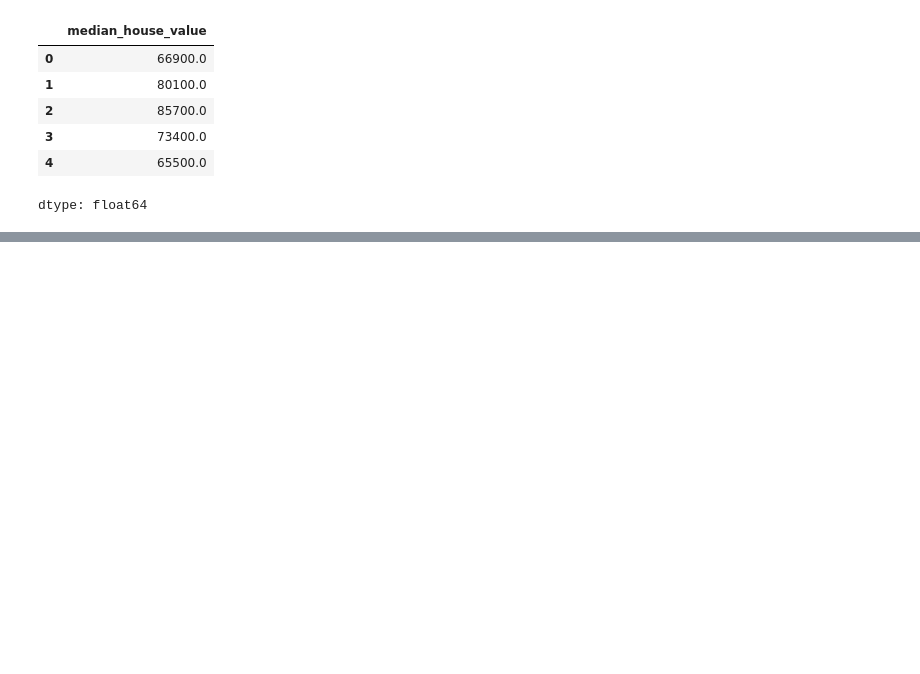
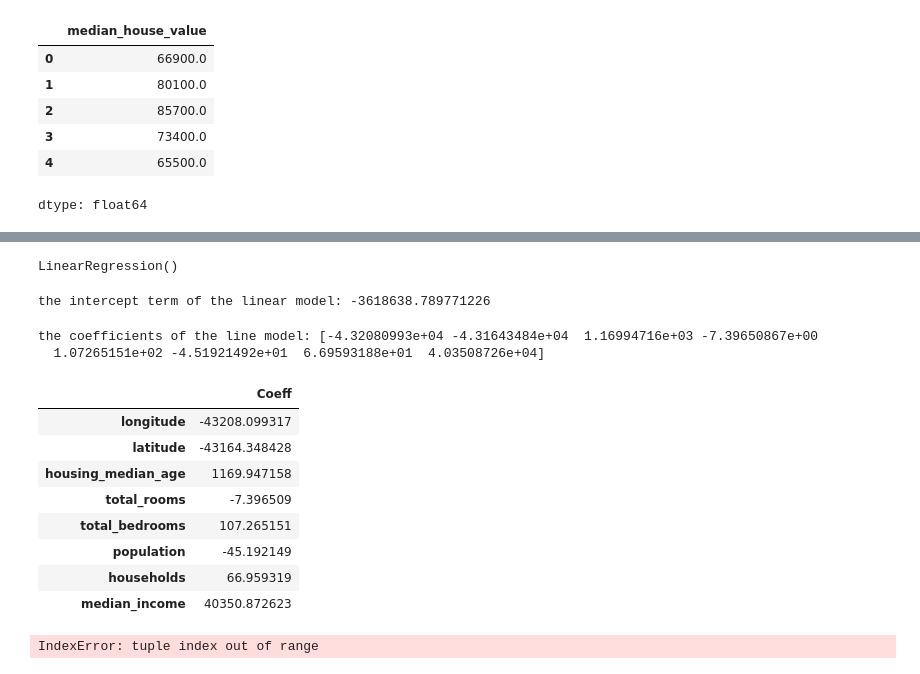
Before and after one commit to raghavripple/AIML---2025, a Jupyter notebook: Lab04.ipynb, the cells around one changed output, grey strips where cells are left out. Drawn from its saved outputs; the diff is of its cells as text; code cells hidden in the pictures; blank space fills up the shorter version.

```diff
--- a/Lab04.ipynb
+++ b/Lab04.ipynb
@@ -111,3 +111,5 @@ y.head()
 dtype: float64
 # %%
 from sklearn.model_selection import train_test_split
+# %%
+x_train , x_test , y_train , y_test = train_test_split(x,y,test_size=0.2, random_state=123)
@@ -113,0 +133,43 @@ from sklearn.model_selection import train_test_split
+# %%
+lm = LinearRegression()
+# %%
+lm.fit(x_train,y_train)
+# %% [output]
+LinearRegression()
+# %%
+print("the intercept term of the linear model:",lm.intercept_)
+# %% [output]
+the intercept term of the linear model: -3618638.789771226
+# %%
+print("the coefficients of the line model:",lm.coef_)
+# %% [output]
+the coefficients of the line model: [-4.32080993e+04 -4.31643484e+04  1.16994716e+03 -7.39650867e+00
+  1.07265151e+02 -4.51921492e+01  6.69593188e+01  4.03508726e+04]
+# %%
+cdf = pd.DataFrame(lm.coef_,x.columns,columns=['Coeff'])
+cdf
+# %% [output]
+|  | Coeff |
+| longitude | -43208.099317 |
+| latitude | -43164.348428 |
+| housing_median_age | 1169.947158 |
+| total_rooms | -7.396509 |
+| total_bedrooms | 107.265151 |
+| population | -45.192149 |
+| households | 66.959319 |
+| median_income | 40350.872623 |
+# %%
+n=x_test.shape[0]
+p=x_test.shape[1]
+m=y_test.shape[1]
+#print(n,p,m)
+dFN= n-K
+train_pred=lm.predict(x_train)
+train_error=np.square(train_pred-y_train)
+train_mse=np.mean(train_error)
+se=[0,0,0,0,0]
+for i in range(k):
+  r=(sum_error/dFN)
+  r=r/np.sum
+# %% [output]
+IndexError: tuple index out of range
```
Also changed, not shown: parts of 3 cells of this notebook.
